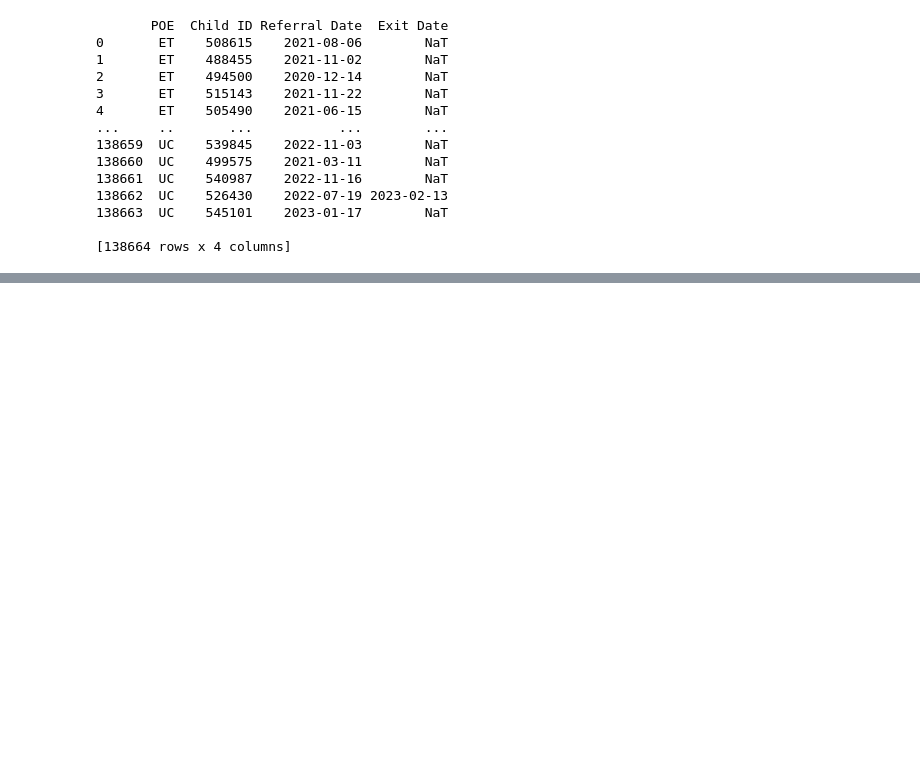
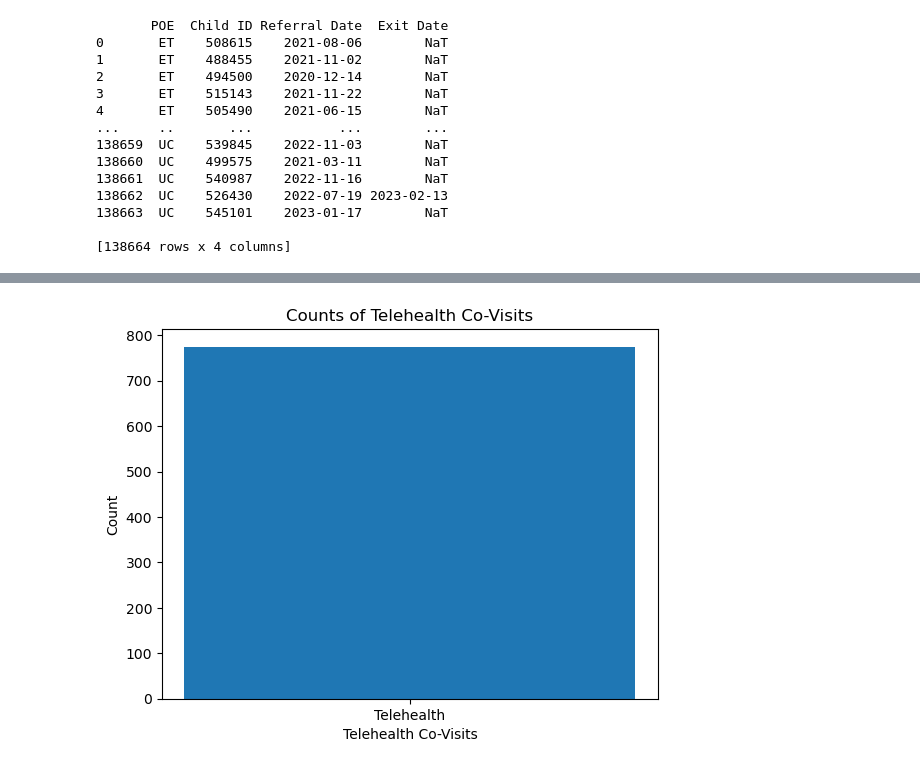
Before and after one commit to NSS-Data-Analytics-Cohort-8/teis_da8_1-should-pad-alytics, a Jupyter notebook: notebooks/TEIS.ipynb, the cells around one changed output, grey strips where cells are left out. Cells and saved outputs as stored; diff of their text form; code cells hidden in the pictures; blank space fills up the shorter version.

```diff
--- a/notebooks/TEIS.ipynb
+++ b/notebooks/TEIS.ipynb
@@ -55,0 +102,11 @@ print(sheet2)
+# %%
+import matplotlib.pyplot as plt
+
+
+plt.bar(service_pd1_counts["SERVICE_SETTING"], service_pd1_counts["Count"])
+plt.xlabel("Telehealth Co-Visits")
+plt.ylabel("Count")
+plt.title("Counts of Telehealth Co-Visits")
+plt.show()
+# %% [output]
+[figure, added]
```
Also changed, not shown: parts of 11 cells of this notebook.
